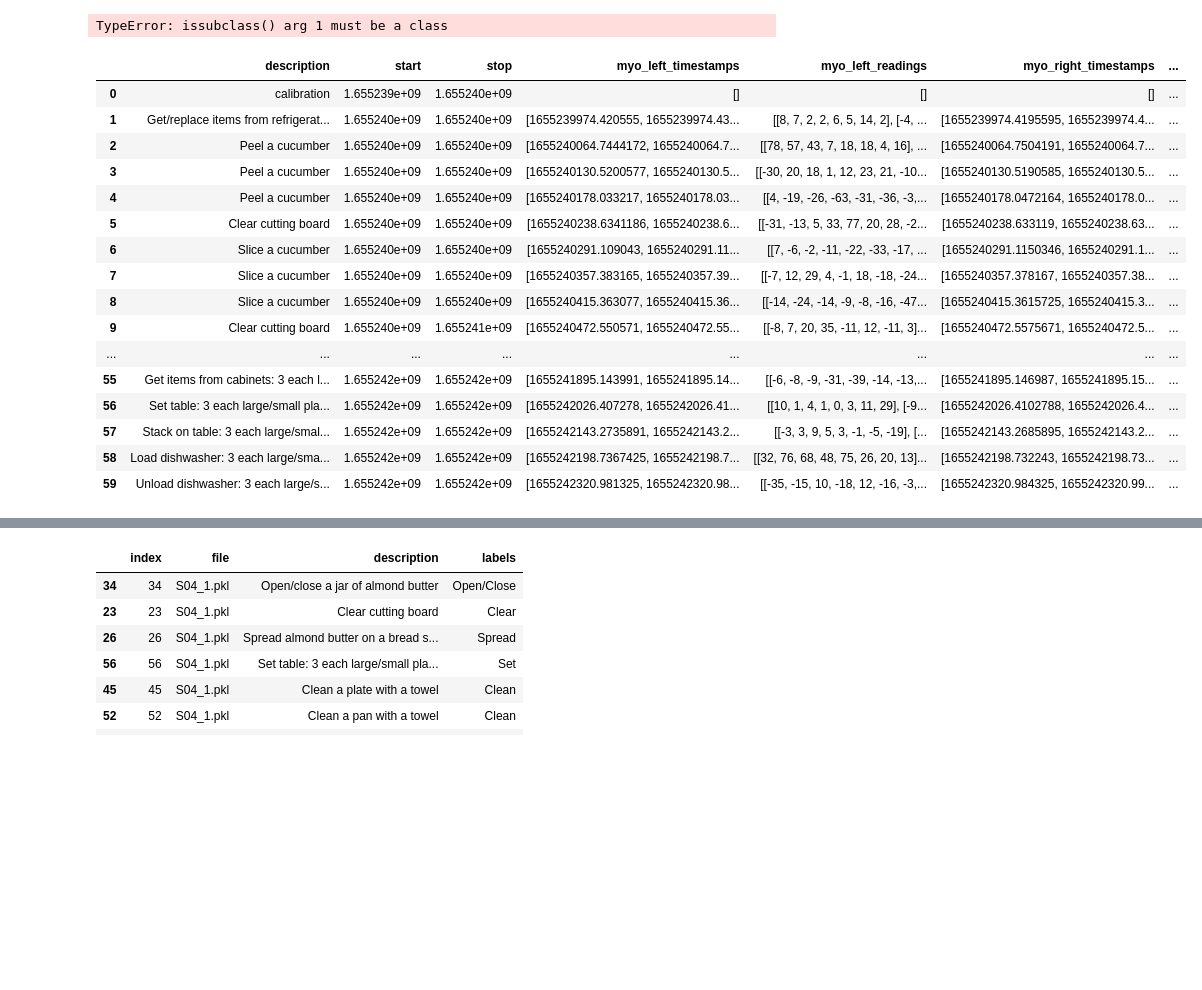
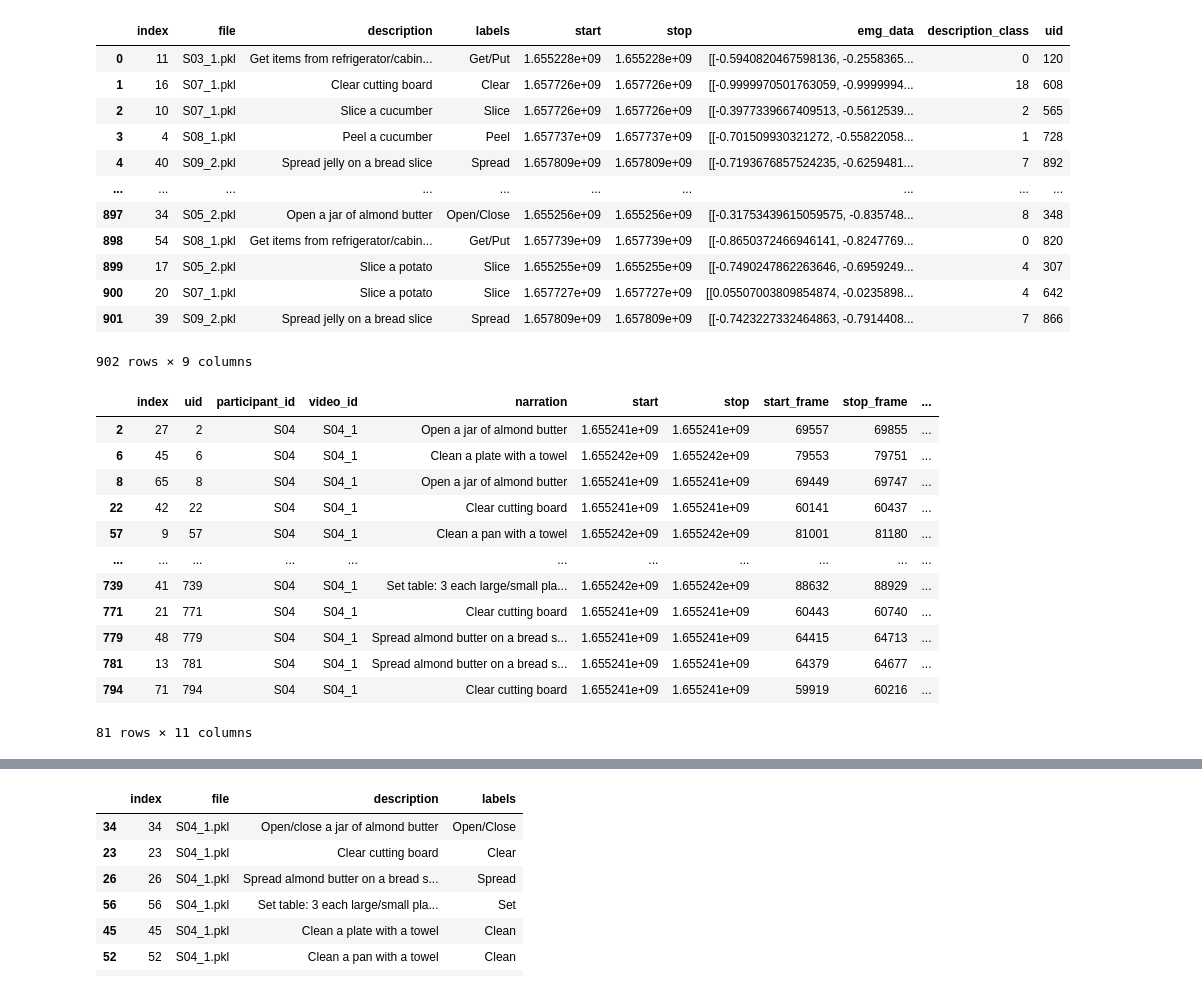
Before and after one commit to AmorosoLaura/aml23-ego, a Jupyter notebook: action_net_rgb_extraction.ipynb, the cells around one changed output, grey strips where cells are left out. Drawn from its saved outputs; the diff is of its cells as text; code cells hidden in the pictures; blank space fills up the shorter version.

```diff
--- a/action_net_rgb_extraction.ipynb
+++ b/action_net_rgb_extraction.ipynb
@@ -185,5 +172,0 @@ create_annotations_from_emg(emg_data='emg_preprocessed_test.pkl', type='test')
-# %%
-create_annotations_file(timestamp_file='S04_1.pkl', annotations_file='action-net/ActionNet_test.pkl', type='test')
-create_annotations_file(timestamp_file='S04_1.pkl', annotations_file='action-net/ActionNet_train.pkl', type='train')
-# %% [output]
-TypeError: issubclass() arg 1 must be a class
@@ -190,22 +181,36 @@ TypeError: issubclass() arg 1 must be a class
 # %%
-data = pd.read_pickle('S04_1.pkl')
+data2 = pd.read_pickle('new_emg_data_test.pkl')
 
-data
+data2
 # %% [output]
-|  | description | start | stop | myo_left_timestamps | myo_left_readings | myo_right_timestamps | ... |
-| 0 | calibration | 1.655239e+09 | 1.655240e+09 | [] | [] | [] | ... |
-| 1 | Get/replace items from refrigerat... | 1.655240e+09 | 1.655240e+09 | [1655239974.420555, 1655239974.43... | [[8, 7, 2, 2, 6, 5, 14, 2], [-4, ... | [1655239974.4195595, 1655239974.4... | ... |
-| 2 | Peel a cucumber | 1.655240e+09 | 1.655240e+09 | [1655240064.7444172, 1655240064.7... | [[78, 57, 43, 7, 18, 18, 4, 16], ... | [1655240064.7504191, 1655240064.7... | ... |
-| 3 | Peel a cucumber | 1.655240e+09 | 1.655240e+09 | [1655240130.5200577, 1655240130.5... | [[-30, 20, 18, 1, 12, 23, 21, -10... | [1655240130.5190585, 1655240130.5... | ... |
-| 4 | Peel a cucumber | 1.655240e+09 | 1.655240e+09 | [1655240178.033217, 1655240178.03... | [[4, -19, -26, -63, -31, -36, -3,... | [1655240178.0472164, 1655240178.0... | ... |
-| 5 | Clear cutting board | 1.655240e+09 | 1.655240e+09 | [1655240238.6341186, 1655240238.6... | [[-31, -13, 5, 33, 77, 20, 28, -2... | [1655240238.633119, 1655240238.63... | ... |
-| 6 | Slice a cucumber | 1.655240e+09 | 1.655240e+09 | [1655240291.109043, 1655240291.11... | [[7, -6, -2, -11, -22, -33, -17, ... | [1655240291.1150346, 1655240291.1... | ... |
-| 7 | Slice a cucumber | 1.655240e+09 | 1.655240e+09 | [1655240357.383165, 1655240357.39... | [[-7, 12, 29, 4, -1, 18, -18, -24... | [1655240357.378167, 1655240357.38... | ... |
-| 8 | Slice a cucumber | 1.655240e+09 | 1.655240e+09 | [1655240415.363077, 1655240415.36... | [[-14, -24, -14, -9, -8, -16, -47... | [1655240415.3615725, 1655240415.3... | ... |
-| 9 | Clear cutting board | 1.655240e+09 | 1.655241e+09 | [1655240472.550571, 1655240472.55... | [[-8, 7, 20, 35, -11, 12, -11, 3]... | [1655240472.5575671, 1655240472.5... | ... |
-| ... | ... | ... | ... | ... | ... | ... | ... |
-| 55 | Get items from cabinets: 3 each l... | 1.655242e+09 | 1.655242e+09 | [1655241895.143991, 1655241895.14... | [[-6, -8, -9, -31, -39, -14, -13,... | [1655241895.146987, 1655241895.15... | ... |
-| 56 | Set table: 3 each large/small pla... | 1.655242e+09 | 1.655242e+09 | [1655242026.407278, 1655242026.41... | [[10, 1, 4, 1, 0, 3, 11, 29], [-9... | [1655242026.4102788, 1655242026.4... | ... |
-| 57 | Stack on table: 3 each large/smal... | 1.655242e+09 | 1.655242e+09 | [1655242143.2735891, 1655242143.2... | [[-3, 3, 9, 5, 3, -1, -5, -19], [... | [1655242143.2685895, 1655242143.2... | ... |
-| 58 | Load dishwasher: 3 each large/sma... | 1.655242e+09 | 1.655242e+09 | [1655242198.7367425, 1655242198.7... | [[32, 76, 68, 48, 75, 26, 20, 13]... | [1655242198.732243, 1655242198.73... | ... |
-| 59 | Unload dishwasher: 3 each large/s... | 1.655242e+09 | 1.655242e+09 | [1655242320.981325, 1655242320.98... | [[-35, -15, 10, -18, 12, -16, -3,... | [1655242320.984325, 1655242320.99... | ... |
+|  | index | file | description | labels | start | stop | emg_data | description_class | uid |
+| 0 | 11 | S03_1.pkl | Get items from refrigerator/cabin... | Get/Put | 1.655228e+09 | 1.655228e+09 | [[-0.5940820467598136, -0.2558365... | 0 | 120 |
+| 1 | 16 | S07_1.pkl | Clear cutting board | Clear | 1.657726e+09 | 1.657726e+09 | [[-0.9999970501763059, -0.9999994... | 18 | 608 |
+| 2 | 10 | S07_1.pkl | Slice a cucumber | Slice | 1.657726e+09 | 1.657726e+09 | [[-0.3977339667409513, -0.5612539... | 2 | 565 |
+| 3 | 4 | S08_1.pkl | Peel a cucumber | Peel | 1.657737e+09 | 1.657737e+09 | [[-0.701509930321272, -0.55822058... | 1 | 728 |
+| 4 | 40 | S09_2.pkl | Spread jelly on a bread slice | Spread | 1.657809e+09 | 1.657809e+09 | [[-0.7193676857524235, -0.6259481... | 7 | 892 |
+| ... | ... | ... | ... | ... | ... | ... | ... | ... | ... |
+| 897 | 34 | S05_2.pkl | Open a jar of almond butter | Open/Close | 1.655256e+09 | 1.655256e+09 | [[-0.31753439615059575, -0.835748... | 8 | 348 |
+| 898 | 54 | S08_1.pkl | Get items from refrigerator/cabin... | Get/Put | 1.657739e+09 | 1.657739e+09 | [[-0.8650372466946141, -0.8247769... | 0 | 820 |
+| 899 | 17 | S05_2.pkl | Slice a potato | Slice | 1.655255e+09 | 1.655255e+09 | [[-0.7490247862263646, -0.6959249... | 4 | 307 |
+| 900 | 20 | S07_1.pkl | Slice a potato | Slice | 1.657727e+09 | 1.657727e+09 | [[0.05507003809854874, -0.0235898... | 4 | 642 |
+| 901 | 39 | S09_2.pkl | Spread jelly on a bread slice | Spread | 1.657809e+09 | 1.657809e+09 | [[-0.7423227332464863, -0.7914408... | 7 | 866 |
+902 rows × 9 columns
+# %%
+data2 = pd.read_pickle('action_net_annotations_training/S04_test.pkl')
+
+data2
+# %% [output]
+|  | index | uid | participant_id | video_id | narration | start | stop | start_frame | stop_frame | ... |
+| 2 | 27 | 2 | S04 | S04_1 | Open a jar of almond butter | 1.655241e+09 | 1.655241e+09 | 69557 | 69855 | ... |
+| 6 | 45 | 6 | S04 | S04_1 | Clean a plate with a towel | 1.655242e+09 | 1.655242e+09 | 79553 | 79751 | ... |
+| 8 | 65 | 8 | S04 | S04_1 | Open a jar of almond butter | 1.655241e+09 | 1.655241e+09 | 69449 | 69747 | ... |
+| 22 | 42 | 22 | S04 | S04_1 | Clear cutting board | 1.655241e+09 | 1.655241e+09 | 60141 | 60437 | ... |
+| 57 | 9 | 57 | S04 | S04_1 | Clean a pan with a towel | 1.655242e+09 | 1.655242e+09 | 81001 | 81180 | ... |
+| ... | ... | ... | ... | ... | ... | ... | ... | ... | ... | ... |
+| 739 | 41 | 739 | S04 | S04_1 | Set table: 3 each large/small pla... | 1.655242e+09 | 1.655242e+09 | 88632 | 88929 | ... |
+| 771 | 21 | 771 | S04 | S04_1 | Clear cutting board | 1.655241e+09 | 1.655241e+09 | 60443 | 60740 | ... |
+| 779 | 48 | 779 | S04 | S04_1 | Spread almond butter on a bread s... | 1.655241e+09 | 1.655241e+09 | 64415 | 64713 | ... |
+| 781 | 13 | 781 | S04 | S04_1 | Spread almond butter on a bread s... | 1.655241e+09 | 1.655241e+09 | 64379 | 64677 | ... |
+| 794 | 71 | 794 | S04 | S04_1 | Clear cutting board | 1.655241e+09 | 1.655241e+09 | 59919 | 60216 | ... |
+81 rows × 11 columns
```
Also changed, not shown: parts of 9 cells of this notebook, 4 other files.
